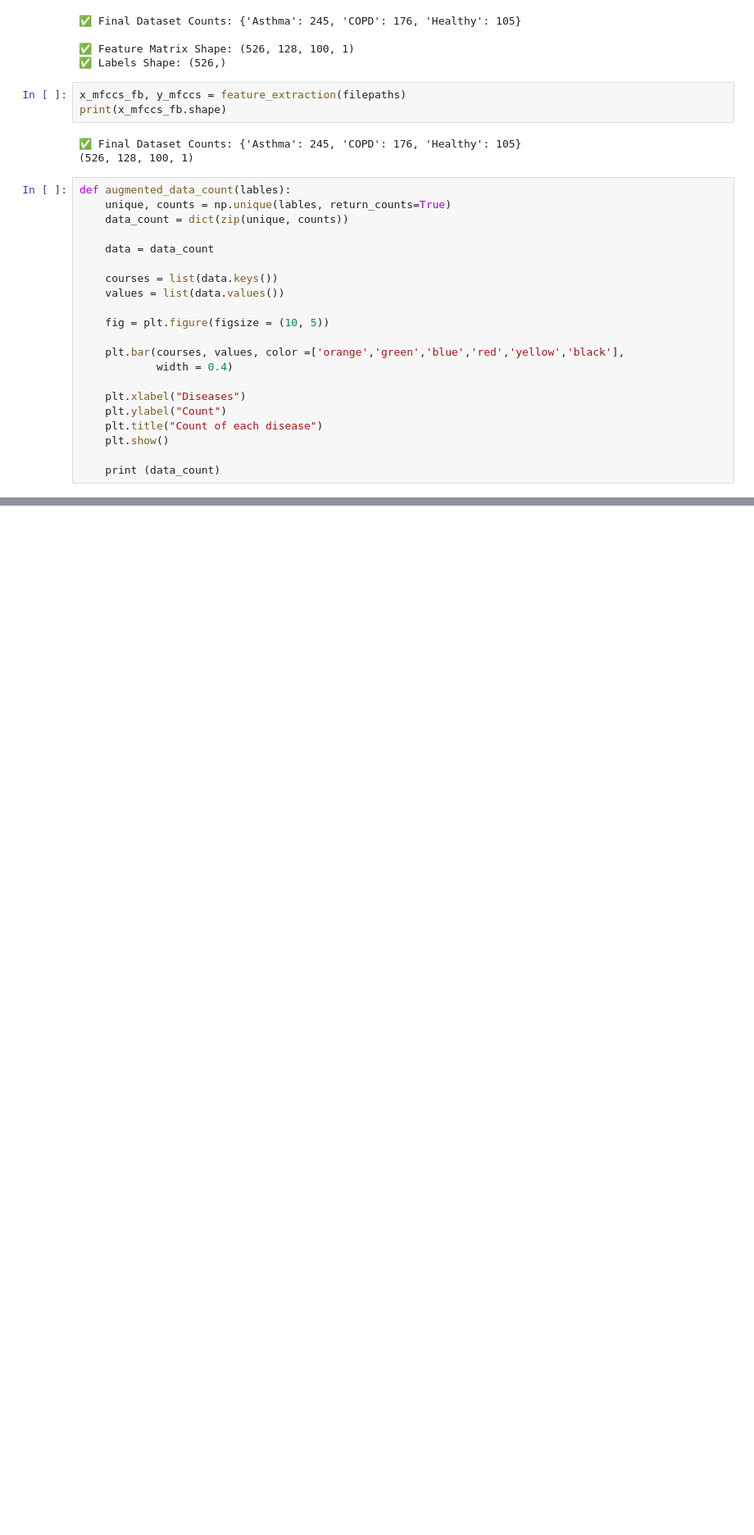
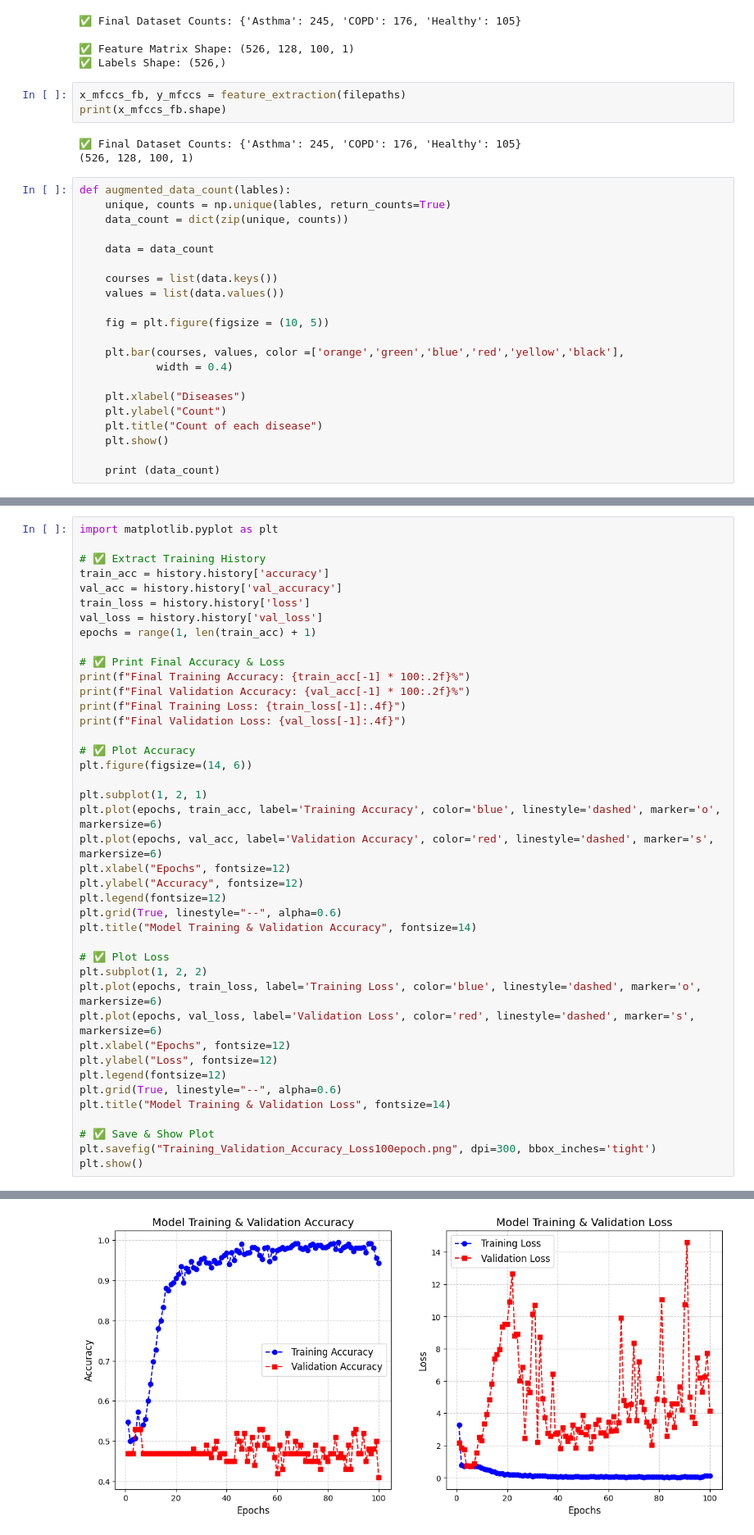
Before and after one commit to AyonChatterjee/Differential-Diagnosis-of-Asthma-and-COPD, a Jupyter notebook: Ayon.ipynb, the cells around one changed output, grey strips where cells are left out. Shown: that part at 82% size. Saved outputs shown, nothing was run; the diff lists cells and outputs as text; blank space fills up the shorter version.

Commit message:
Updating the notebook file by the model of CNN

```diff
--- a/Ayon.ipynb
+++ b/Ayon.ipynb
@@ -440,0 +588,42 @@ augmented_data_count(y_mfccs)
+# %%
+import matplotlib.pyplot as plt
+
+# ✅ Extract Training History
+train_acc = history.history['accuracy']
+val_acc = history.history['val_accuracy']
+train_loss = history.history['loss']
+val_loss = history.history['val_loss']
+epochs = range(1, len(train_acc) + 1)
+
+# ✅ Print Final Accuracy & Loss
+print(f"Final Training Accuracy: {train_acc[-1] * 100:.2f}%")
+print(f"Final Validation Accuracy: {val_acc[-1] * 100:.2f}%")
+print(f"Final Training Loss: {train_loss[-1]:.4f}")
+print(f"Final Validation Loss: {val_loss[-1]:.4f}")
+
+# ✅ Plot Accuracy
+plt.figure(figsize=(14, 6))
+
+plt.subplot(1, 2, 1)
+plt.plot(epochs, train_acc, label='Training Accuracy', color='blue', linestyle='dashed', marker='o', markersize=6)
+plt.plot(epochs, val_acc, label='Validation Accuracy', color='red', linestyle='dashed', marker='s', markersize=6)
+plt.xlabel("Epochs", fontsize=12)
+plt.ylabel("Accuracy", fontsize=12)
+plt.legend(fontsize=12)
+plt.grid(True, linestyle="--", alpha=0.6)
+plt.title("Model Training & Validation Accuracy", fontsize=14)
+
+# ✅ Plot Loss
+plt.subplot(1, 2, 2)
+plt.plot(epochs, train_loss, label='Training Loss', color='blue', linestyle='dashed', marker='o', markersize=6)
+plt.plot(epochs, val_loss, label='Validation Loss', color='red', linestyle='dashed', marker='s', markersize=6)
+plt.xlabel("Epochs", fontsize=12)
+plt.ylabel("Loss", fontsize=12)
+plt.legend(fontsize=12)
+plt.grid(True, linestyle="--", alpha=0.6)
+plt.title("Model Training & Validation Loss", fontsize=14)
+
+# ✅ Save & Show Plot
+plt.savefig("Training_Validation_Accuracy_Loss100epoch.png", dpi=300, bbox_inches='tight')
+plt.show()
+# %% [output]
@@ -440,0 +634 @@ augmented_data_count(y_mfccs)
+[figure, added]
```
Also changed, not shown: parts of 17 cells of this notebook.
